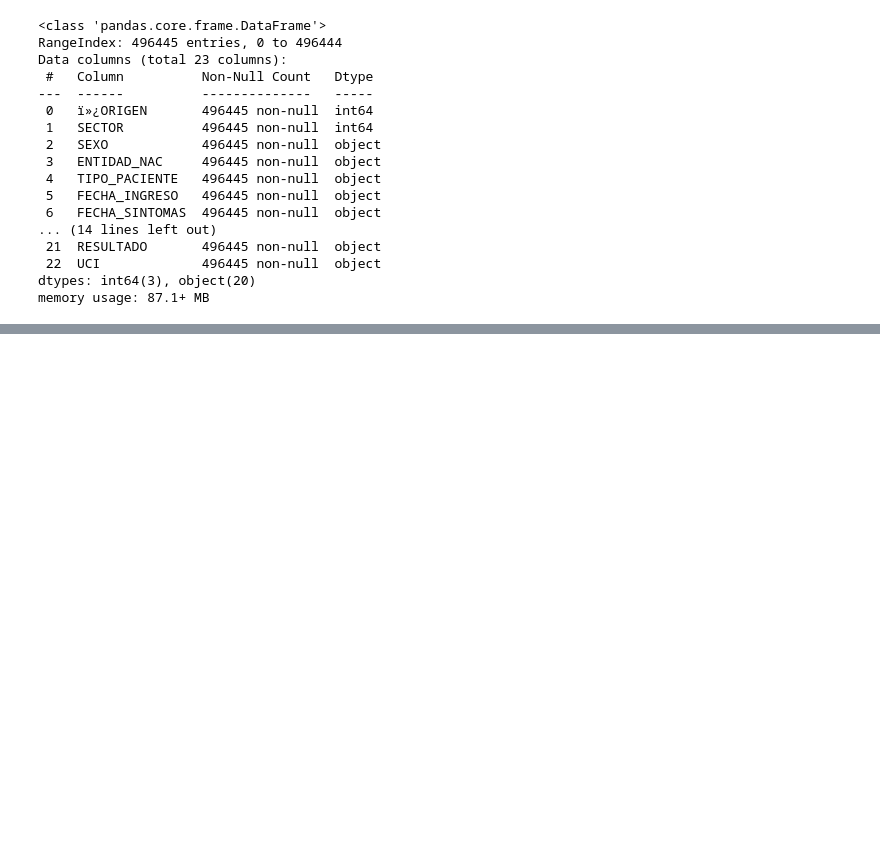
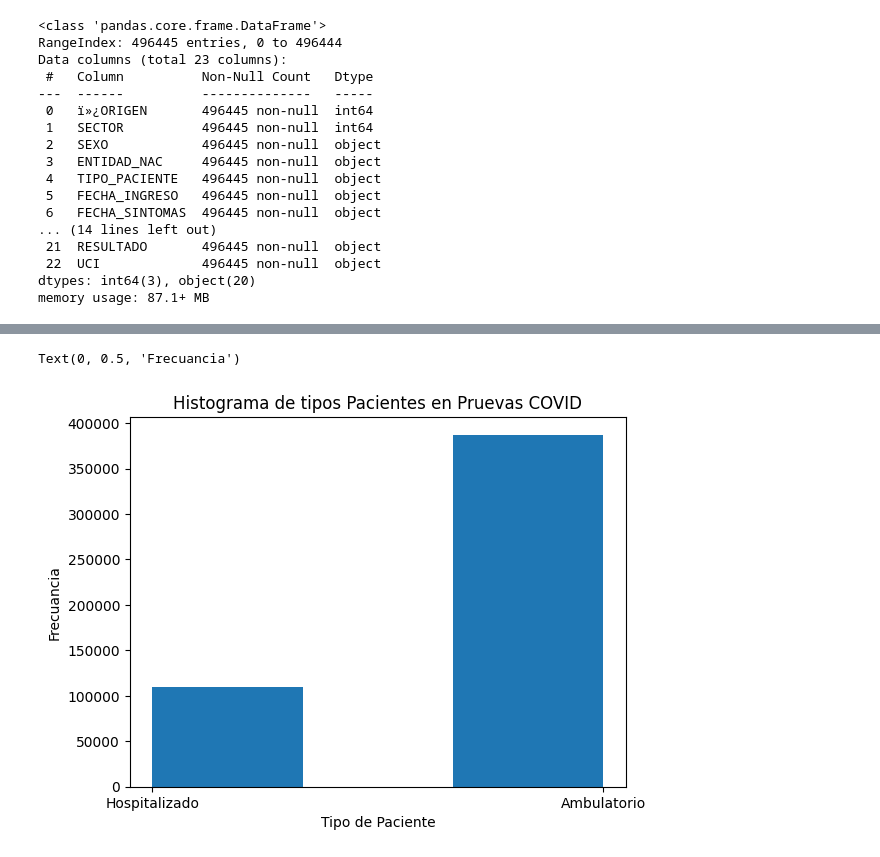
Before and after one commit to Jordy-HK/Probabilidad, a Jupyter notebook: Unidad1/Practica5.ipynb, the cells around one changed output, grey strips where cells are left out. Cells and saved outputs as stored; diff of their text form; code cells hidden in the pictures; blank space fills up the shorter version.

```diff
--- a/Unidad1/Practica5.ipynb
+++ b/Unidad1/Practica5.ipynb
@@ -39,0 +66,8 @@ memory usage: 87.1+ MB
+# %%
+plt.pyplot.hist(covid.TIPO_PACIENTE, bins = 3)
+plt.pyplot.title("Histograma de tipos Pacientes en Pruevas COVID")
+plt.pyplot.xlabel("Tipo de Paciente")
+plt.pyplot.ylabel("Frecuancia")
+# %% [output]
+Text(0, 0.5, 'Frecuancia')
+[figure, added]
```
Also changed, not shown: parts of 7 cells of this notebook.
